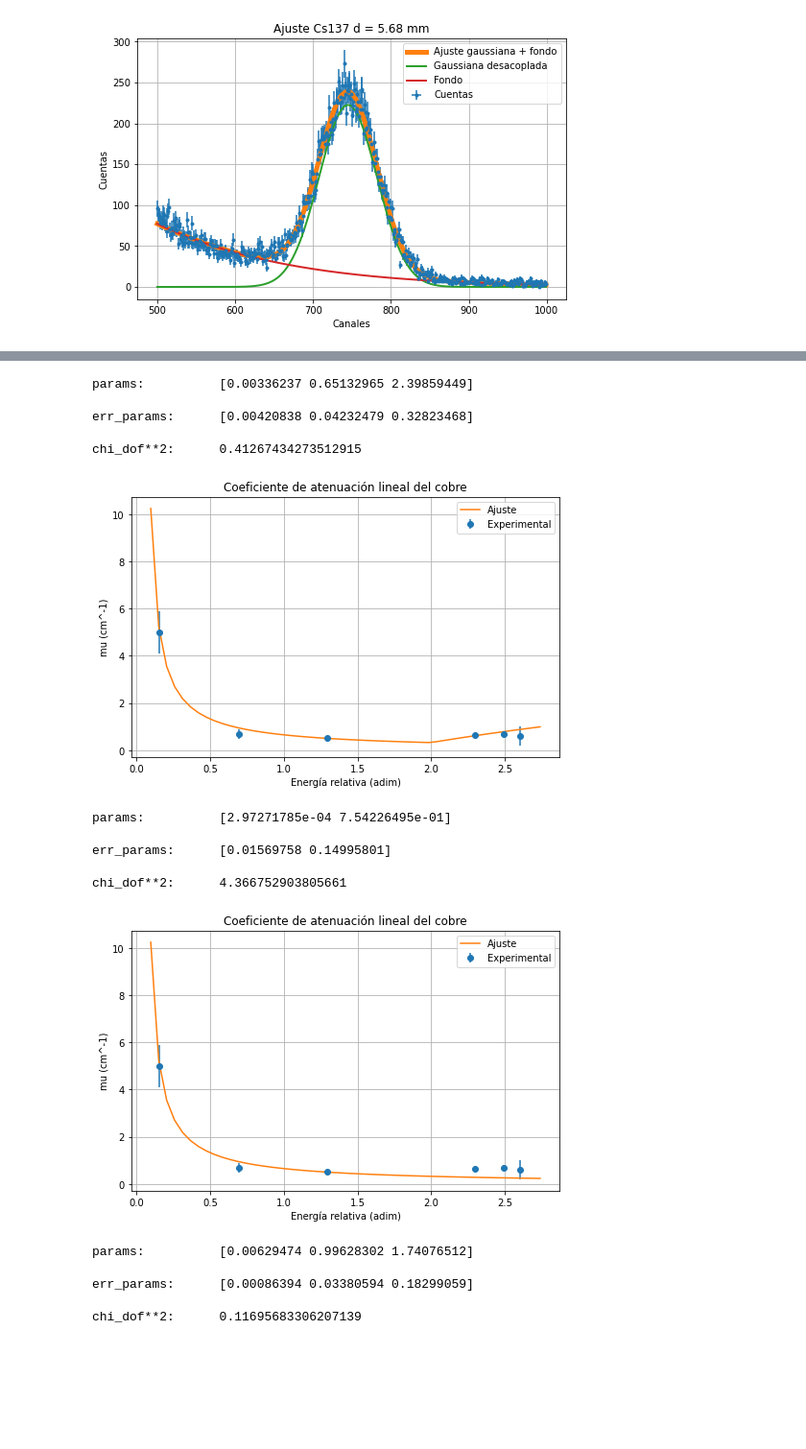
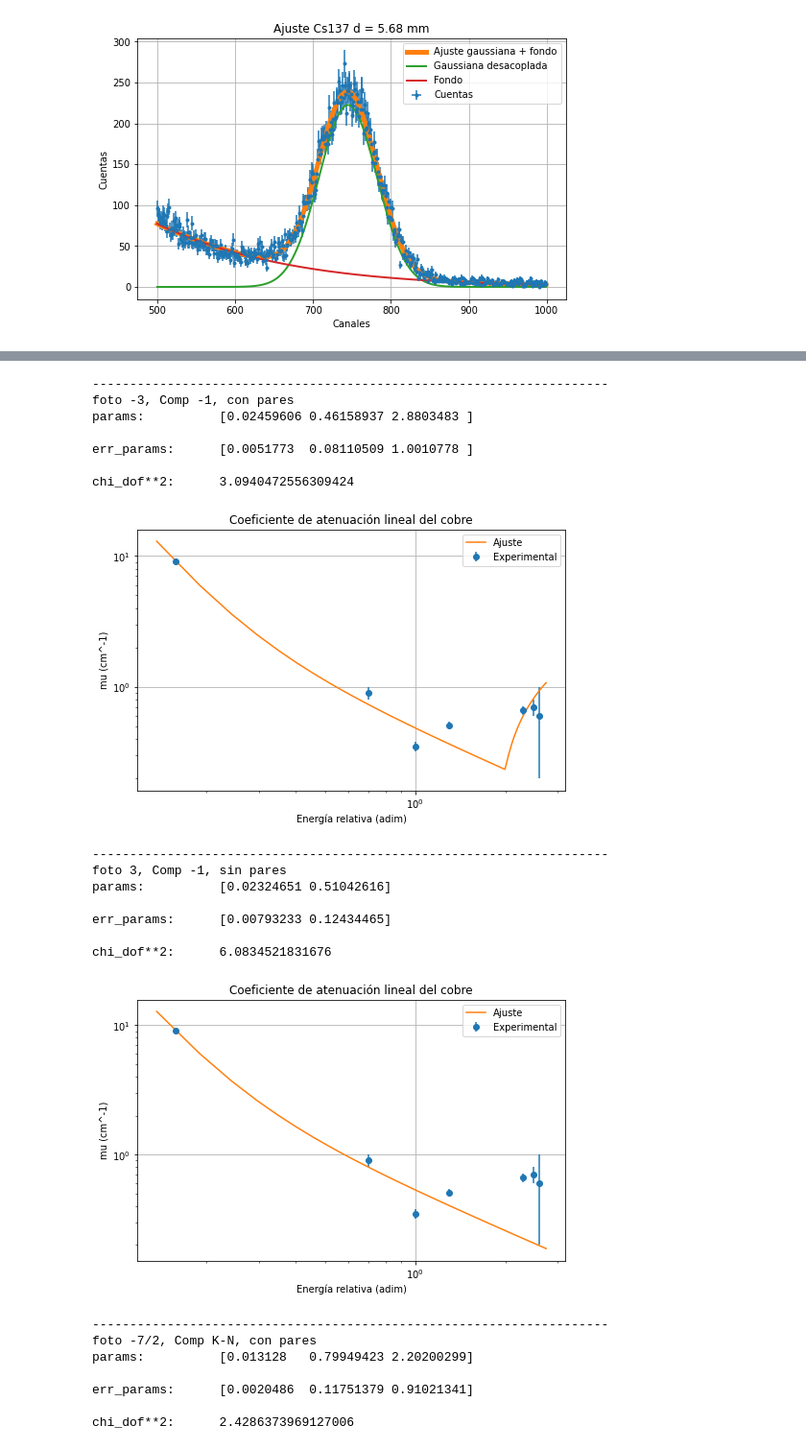
Before and after one commit to expe-cuanticos-2/Analisis_2021, a Jupyter notebook: GrupoB/01_Gamma/tp1_gamma_cui.ipynb, the cells around one changed output, grey strips where cells are left out. Shown at 96% size. Drawn from its saved outputs; the diff is of its cells as text; code cells hidden in the pictures; blank space fills up the shorter version.

```diff
--- a/GrupoB/01_Gamma/tp1_gamma_cui.ipynb
+++ b/GrupoB/01_Gamma/tp1_gamma_cui.ipynb
@@ -260,8 +260,8 @@ chi_dof**2:  0.8184408738990843
 # %%
 # valores de mu para las distintas fuentes reportados por todos los grupos
-mus=[5,0.7,0.51,0.66,0.7,0.6]
-errmus=[0.9,0.2,0.03,0.05,0.1,0.4]
-en=[81,356,662,1173,1275,1332]
+mus=[9.1,0.9,0.35,0.51,0.66,0.7,0.6]
+errmus=[0.2,0.1,0.03,0.03,0.05,0.1,0.4]
+en=[81,356,511,662,1173,1275,1332]
 k = [e/511 for e in en]     # energía adimensionalizada
 
 plt.errorbar(en,mus,errmus,fmt='o')
@@ -345,8 +345,8 @@ def odr_perritou(func,nroparam,betacero):
     return fit_params
 
 # gráfico
-def h_plotter(func,params):
-    kx=np.linspace(50/511,1400/511)
+def h_plotter(func,params,log):
+    kx=np.linspace(70/511,1400/511)
     fig = plt.figure(figsize=(8,5))
     plt.errorbar(k,mus, yerr = errmus, fmt = 'o', label='Experimental')
     plt.plot(kx, func(fit_params,kx), label='Ajuste')
@@ -354,46 +354,64 @@ def h_plotter(func,params):
     plt.ylabel("mu (cm^-1)")
     plt.title(r"Coeficiente de atenuación lineal del cobre")
     plt.grid()
+    if log:
+        plt.xscale('log')
+        plt.yscale('log')
     plt.legend()
     plt.show()
 # %%
 # las fáciles
-beta_cero = [30,30,0.3]
+print("---------------------------------------------------------------------")
+print("foto -3, Comp -1, con pares")
+beta_cero = [300,30,0.3]
 fit_params = odr_perritou(SE_suma,3,beta_cero)
-h_plotter(SE_suma,fit_params)
+h_plotter(SE_suma,fit_params,1)
 
-beta_cero = [30,30]
-odr_perritou(SE_suma_npar,2,beta_cero)
-h_plotter(SE_suma_npar,fit_params)
+print("---------------------------------------------------------------------")
+print("foto 3, Comp -1, sin pares")
+beta_cero = [300,30]
+fit_params = odr_perritou(SE_suma_npar,2,beta_cero)
+h_plotter(SE_suma_npar,fit_params,1)
 
 # las difíciles
+print("---------------------------------------------------------------------")
+print("foto -7/2, Comp K-N, con pares")
 beta_cero = [300,30,0.3]
-odr_perritou(SE_suma_dif,3,beta_cero)
-h_plotter(SE_suma_dif,fit_params)
+fit_params = odr_perritou(SE_suma_dif,3,beta_cero)
+h_plotter(SE_suma_dif,fit_params,1)
 
-beta_cero = [30,30]
-odr_perritou(SE_suma_dif_npar,2,beta_cero)
-h_plotter(SE_suma_dif_npar,fit_params)
+print("---------------------------------------------------------------------")
+print("foto -7/2, Comp K-N, sin pares")
+beta_cero = [300,30]
+fit_params = odr_perritou(SE_suma_dif_npar,2,beta_cero)
+h_plotter(SE_suma_dif_npar,fit_params,1)
 
 # la deforme
+#print("---------------------------------------------------------------------")
 #beta_cero = [300,30,0.3,[SE_fotoelFeo_k,SE_kleinNishina_alp,SE_pares_k]]
-#odr_perritou(SE_suma_func,3,beta_cero)
-#h_plotter(SE_suma_func,fit_params)
+#fit_params = odr_perritou(SE_suma_func,3,beta_cero)
+#h_plotter(SE_suma_func,fit_params,1)
 # %% [output]
-params:          [0.00336237 0.65132965 2.39859449]
+---------------------------------------------------------------------
+foto -3, Comp -1, con pares
+params:          [0.02459606 0.46158937 2.8803483 ]
 
-err_params:      [0.00420838 0.04232479 0.32823468]
+err_params:      [0.0051773  0.08110509 1.0010778 ]
 
-chi_dof**2:      0.41267434273512915
+chi_dof**2:      3.0940472556309424
-[figure, old version]
+[figure, new version]
-params:          [2.97271785e-04 7.54226495e-01]
+---------------------------------------------------------------------
+foto 3, Comp -1, sin pares
+params:          [0.02324651 0.51042616]
 
-err_params:      [0.01569758 0.14995801]
+err_params:      [0.00793233 0.12434465]
 
-chi_dof**2:      4.366752903805661
+chi_dof**2:      6.0834521831676
-[figure, old version]
+[figure, new version]
-params:          [0.00629474 0.99628302 1.74076512]
+---------------------------------------------------------------------
+foto -7/2, Comp K-N, con pares
+params:          [0.013128   0.79949423 2.20200299]
 
-err_params:      [0.00086394 0.03380594 0.18299059]
+err_params:      [0.0020486  0.11751379 0.91021341]
 
-chi_dof**2:      0.11695683306207139
+chi_dof**2:      2.4286373969127006
```
Also changed, not shown: parts of 3 cells of this notebook.
